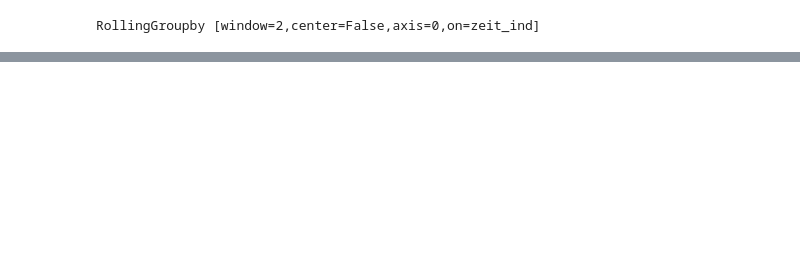
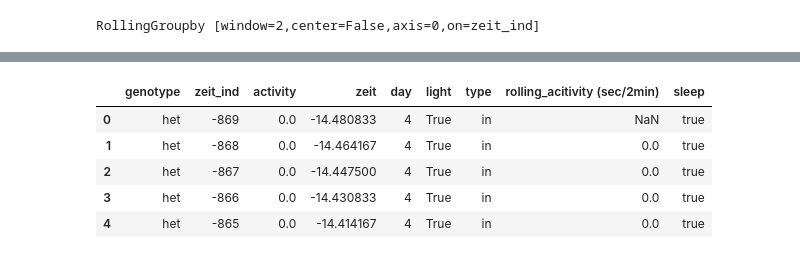
Before and after one commit to Xinhong111/Bi203, a Jupyter notebook: sandbox/hw2-2_X_3.ipynb, the cells around one changed output, grey strips where cells are left out. Cells and saved outputs as stored; diff of their text form; code cells hidden in the pictures; blank space fills up the shorter version.

```diff
--- a/sandbox/hw2-2_X_3.ipynb
+++ b/sandbox/hw2-2_X_3.ipynb
@@ -266,0 +278,10 @@ activity_resampled.head()
+# %%
+median_df['sleep'] = median_df.apply(label_sleep_bout, axis = 1)
+median_df.head()
+# %% [output]
+|  | genotype | zeit_ind | activity | zeit | day | light | type | rolling_acitivity (sec/2min) | sleep |
+| 0 | het | -869 | 0.0 | -14.480833 | 4 | True | in | NaN | true |
+| 1 | het | -868 | 0.0 | -14.464167 | 4 | True | in | 0.0 | true |
+| 2 | het | -867 | 0.0 | -14.447500 | 4 | True | in | 0.0 | true |
+| 3 | het | -866 | 0.0 | -14.430833 | 4 | True | in | 0.0 | true |
+| 4 | het | -865 | 0.0 | -14.414167 | 4 | True | in | 0.0 | true |
```
Also changed, not shown: parts of 10 cells of this notebook.
